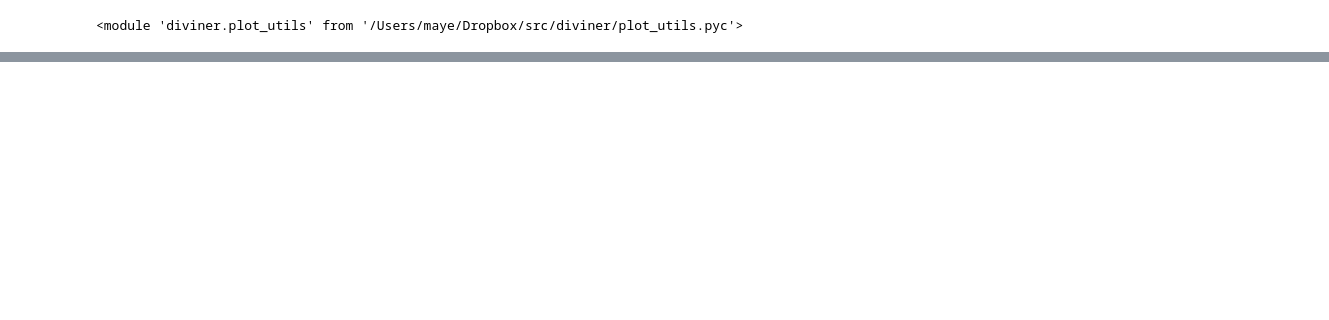
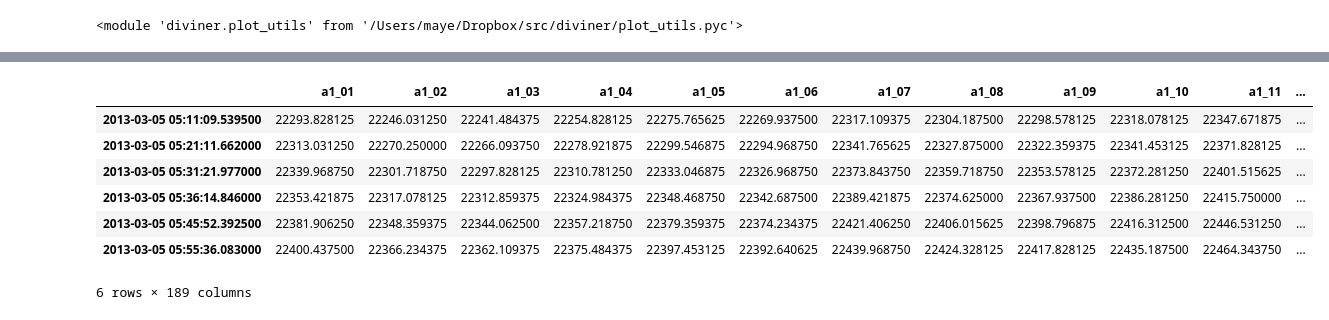
Before and after one commit to lro-diviner/divcalib, a Jupyter notebook: notebooks/calibration debugging.ipynb, the cells around one changed output, grey strips where cells are left out. Cells and saved outputs as stored; diff of their text form; code cells hidden in the pictures; blank space fills up the shorter version.

```diff
--- a/notebooks/calibration debugging.ipynb
+++ b/notebooks/calibration debugging.ipynb
@@ -139,0 +50,11 @@ pu.plot_calib_block(subdf, 'calib')
+# %%
+c.CBB
+# %% [output]
+|  | a1_01 | a1_02 | a1_03 | a1_04 | a1_05 | a1_06 | a1_07 | a1_08 | a1_09 | a1_10 | a1_11 | ... |
+| 2013-03-05 05:11:09.539500 | 22293.828125 | 22246.031250 | 22241.484375 | 22254.828125 | 22275.765625 | 22269.937500 | 22317.109375 | 22304.187500 | 22298.578125 | 22318.078125 | 22347.671875 | ... |
+| 2013-03-05 05:21:11.662000 | 22313.031250 | 22270.250000 | 22266.093750 | 22278.921875 | 22299.546875 | 22294.968750 | 22341.765625 | 22327.875000 | 22322.359375 | 22341.453125 | 22371.828125 | ... |
+| 2013-03-05 05:31:21.977000 | 22339.968750 | 22301.718750 | 22297.828125 | 22310.781250 | 22333.046875 | 22326.968750 | 22373.843750 | 22359.718750 | 22353.578125 | 22372.281250 | 22401.515625 | ... |
+| 2013-03-05 05:36:14.846000 | 22353.421875 | 22317.078125 | 22312.859375 | 22324.984375 | 22348.468750 | 22342.687500 | 22389.421875 | 22374.625000 | 22367.937500 | 22386.281250 | 22415.750000 | ... |
+| 2013-03-05 05:45:52.392500 | 22381.906250 | 22348.359375 | 22344.062500 | 22357.218750 | 22379.359375 | 22374.234375 | 22421.406250 | 22406.015625 | 22398.796875 | 22416.312500 | 22446.531250 | ... |
+| 2013-03-05 05:55:36.083000 | 22400.437500 | 22366.234375 | 22362.109375 | 22375.484375 | 22397.453125 | 22392.640625 | 22439.968750 | 22424.328125 | 22417.828125 | 22435.187500 | 22464.343750 | ... |
+6 rows × 189 columns
```
Also changed, not shown: parts of 45 cells of this notebook.
